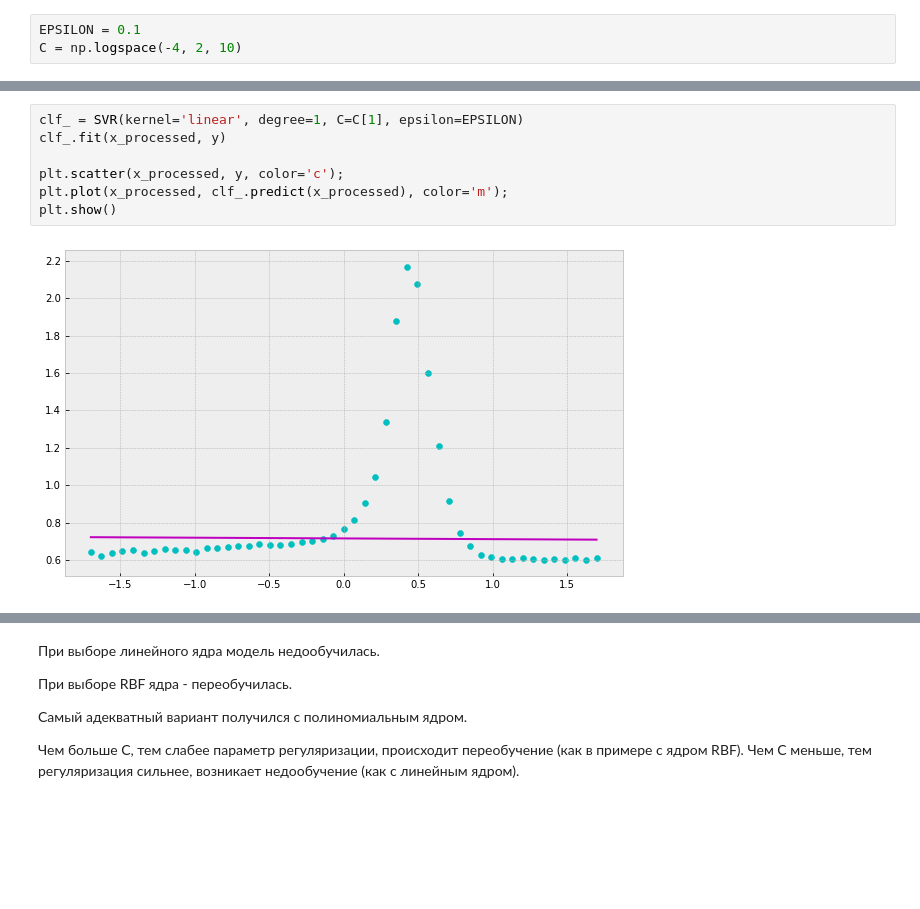
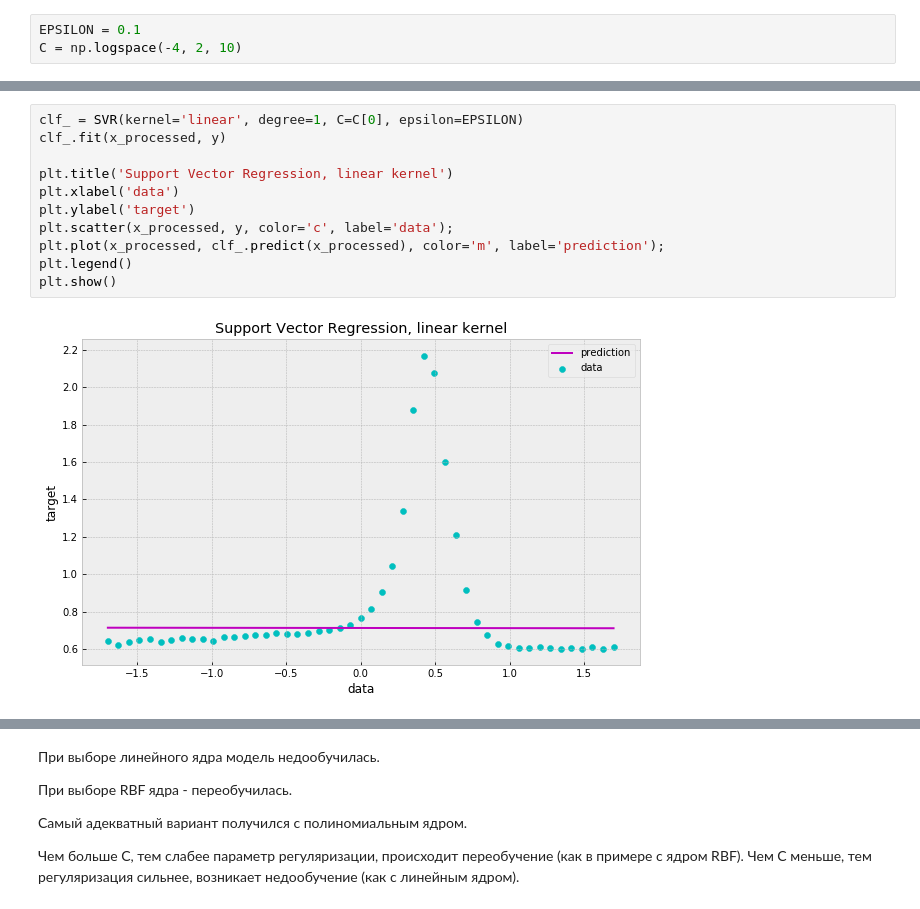
Before and after one commit to Sinopsys/IDA-HSE-2017-3-course, a Jupyter notebook: homeworks/hw1/IDA2HW1Kupriyanov.ipynb, the cells around one changed output, grey strips where cells are left out. Drawn from its saved outputs; the diff is of its cells as text; blank space fills up the shorter version.

```diff
--- a/homeworks/hw1/IDA2HW1Kupriyanov.ipynb
+++ b/homeworks/hw1/IDA2HW1Kupriyanov.ipynb
@@ -160,10 +178,14 @@ Min mae is 0.07246448598169641
 # %%
-clf_ = SVR(kernel='linear', degree=1, C=C[1], epsilon=EPSILON)
+clf_ = SVR(kernel='linear', degree=1, C=C[0], epsilon=EPSILON)
 clf_.fit(x_processed, y)
 
-plt.scatter(x_processed, y, color='c');
-plt.plot(x_processed, clf_.predict(x_processed), color='m');
+plt.title('Support Vector Regression, linear kernel')
+plt.xlabel('data')
+plt.ylabel('target')
+plt.scatter(x_processed, y, color='c', label='data');
+plt.plot(x_processed, clf_.predict(x_processed), color='m', label='prediction');
+plt.legend()
 plt.show()
 # %% [output]
-[figure, old version]
+[figure, new version]
 # %%
```
Also changed, not shown: parts of 34 cells of this notebook, 4 other files.
